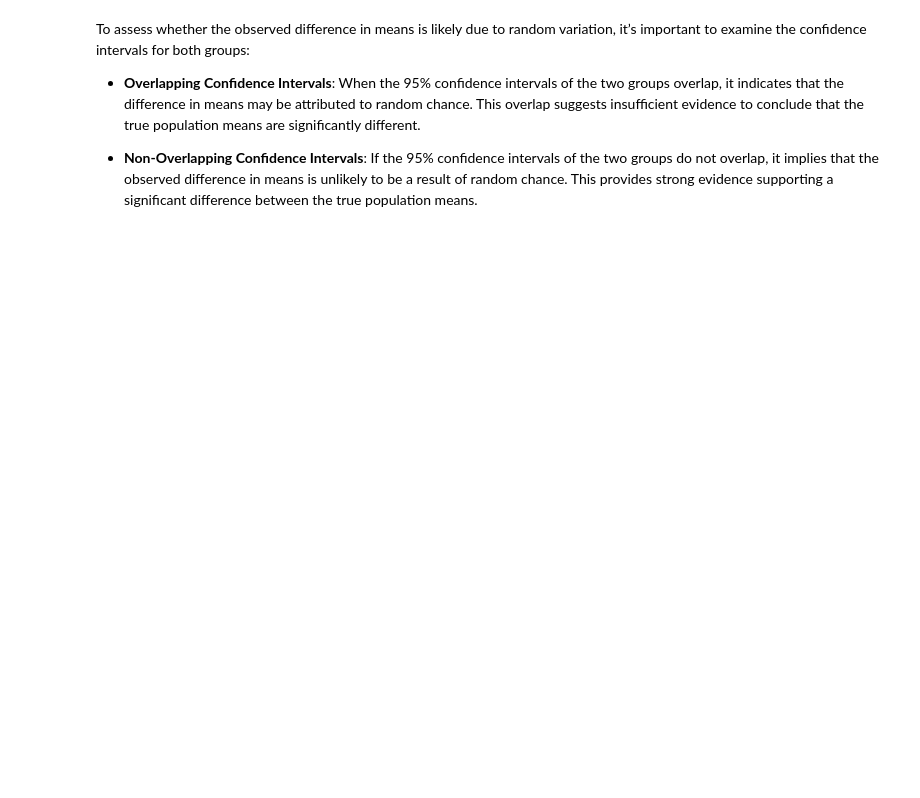
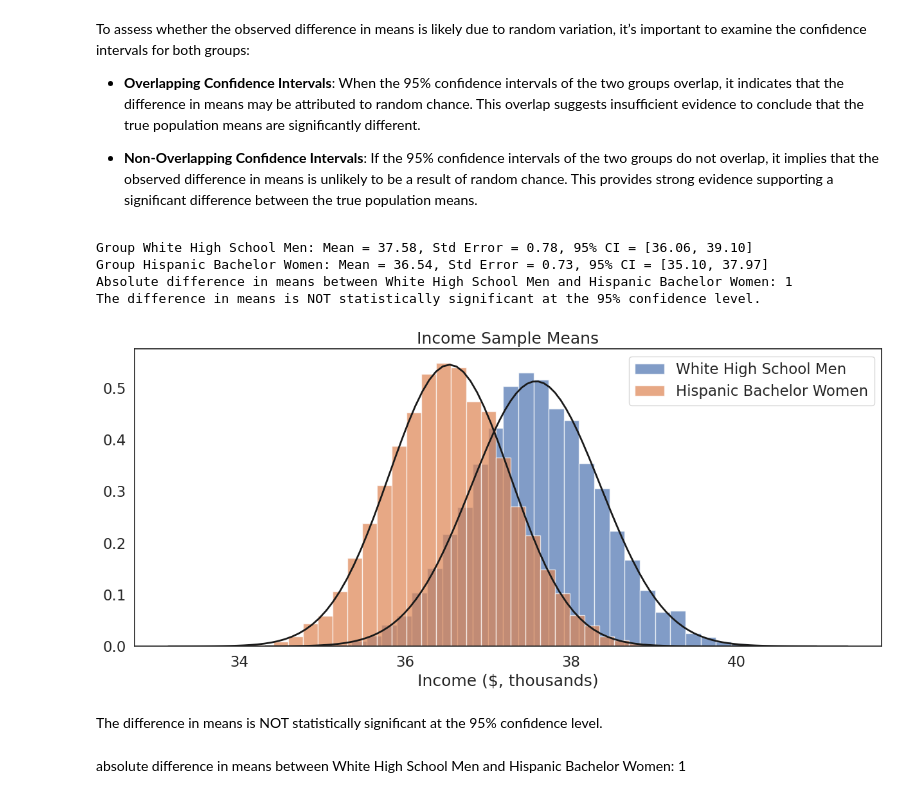
Before and after one commit to Kate823-jjj/QM-1, a Jupyter notebook: notebooks/W05. Distributions and Basic Statistics.ipynb, the cells around one changed output. Saved outputs shown, nothing was run; the diff lists cells and outputs as text; code cells hidden in the pictures; blank space fills up the shorter version.

```diff
--- a/notebooks/W05. Distributions and Basic Statistics.ipynb
+++ b/notebooks/W05. Distributions and Basic Statistics.ipynb
@@ -849,3 +849,71 @@ To assess whether the observed difference in means is likely due to random varia
 - **Overlapping Confidence Intervals**: When the 95% confidence intervals of the two groups overlap, it indicates that the difference in means may be attributed to random chance. This overlap suggests insufficient evidence to conclude that the true population means are significantly different.
 
 - **Non-Overlapping Confidence Intervals**: If the 95% confidence intervals of the two groups do not overlap, it implies that the observed difference in means is unlikely to be a result of random chance. This provides strong evidence supporting a significant difference between the true population means.
+# %%
+def two_hist_difference_means(groups, group_labs, xlab, title):
+    plt.figure(figsize=(15, 6))
+    mean_differences = []  # List to store the means of groups for comparison.
+    confidence_intervals = []  # Store confidence intervals for each group
+
+    for i, var in enumerate(groups):  # Loop through each group in the input list.
+        sample_size = 1000
+        sample_means = []
+        iterations = 10000
+
+        for _ in range(iterations):
+            sample = var.sample(sample_size, replace=True)
+            sample_mean = sample.mean()
+            sample_means.append(sample_mean)
+
+        plt.hist(sample_means, bins=int(iterations / 300), edgecolor='white', density=True, label=group_labs[i], alpha=0.7)
+
+        mu, se = norm.fit(sample_means)  # Fit a normal distribution to the sample means.
+        xmin, xmax = plt.xlim()
+        x = np.linspace(xmin, xmax, 100)
+        p = norm.pdf(x, mu, se)
+        plt.plot(x, p, 'k', linewidth=2)
+
+        # Calculate 95% Confidence Interval
+        lower_ci = mu - 1.96 * se
+        upper_ci = mu + 1.96 * se
+        confidence_intervals.append((lower_ci, upper_ci))
+
+        print(f"Group {group_labs[i]}: Mean = {mu:.2f}, Std Error = {se:.2f}, 95% CI = [{lower_ci:.2f}, {upper_ci:.2f}]")
+
+        if i > 0:  # Calculate differences in means only after the first group.
+            mean_diff = abs(mean_differences[-1] - mu)  # Absolute difference from the previous group mean.
+            mean_differences.append(mu)  # Add the current group mean for future comparisons.
+            print(f"Absolute difference in means between {group_labs[i-1]} and {group_labs[i]}: {int(round(mean_diff))}")
+        else:
+            mean_differences.append(mu)  # Add the first group mean.
+
+    # Check if confidence intervals overlap
+    if len(confidence_intervals) == 2:
+        ci1, ci2 = confidence_intervals
+        if ci1[1] < ci2[0] or ci2[1] < ci1[0]:
+            print("The difference in means is statistically significant at the 95% confidence level.")
+        else:
+            print("The difference in means is NOT statistically significant at the 95% confidence level.")
+
+    plt.xlabel(xlab)
+    plt.title(title)
+    plt.legend()
+    plt.show()
+
+# Call the function
+two_hist_difference_means(
+    [white_high_school_men, hispanic_bachelor_women],
+    ['White High School Men', 'Hispanic Bachelor Women'],
+    'Income ($, thousands)',
+    "Income Sample Means"
+)
+# %% [output]
+Group White High School Men: Mean = 37.58, Std Error = 0.78, 95% CI = [36.06, 39.10]
+Group Hispanic Bachelor Women: Mean = 36.54, Std Error = 0.73, 95% CI = [35.10, 37.97]
+Absolute difference in means between White High School Men and Hispanic Bachelor Women: 1
+The difference in means is NOT statistically significant at the 95% confidence level.
+[figure, added]
+# %% [markdown]
+The difference in means is NOT statistically significant at the 95% confidence level.
+# %% [markdown]
+absolute difference in means between White High School Men and Hispanic Bachelor Women: 1
```
Also changed, not shown: parts of 10 cells of this notebook.
